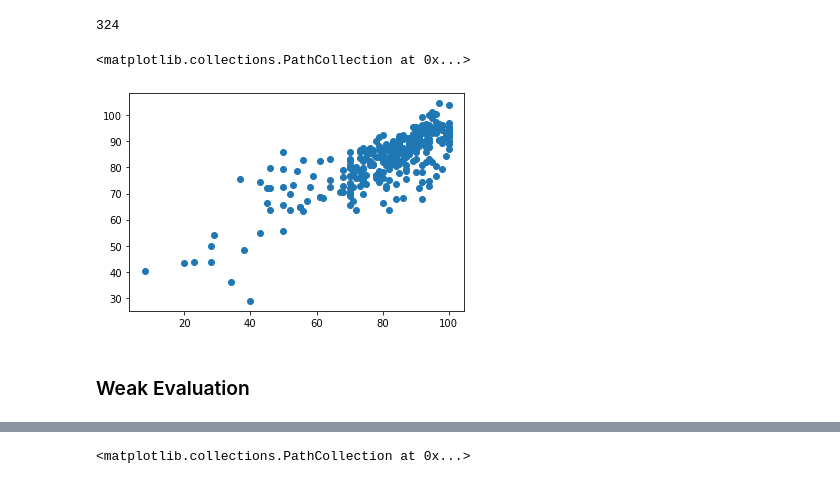
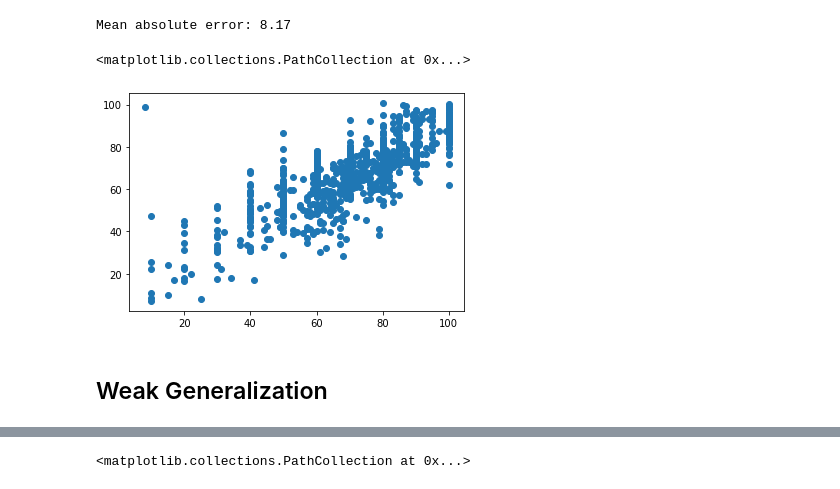
Before and after one commit to Y0mingZhang/music-recommendation, a Jupyter notebook: eval.ipynb, the cells around one changed output, grey strips where cells are left out. Saved outputs shown, nothing was run; the diff lists cells and outputs as text; code cells hidden in the pictures.

Commit message:
add test strong eval with 10 test users

```diff
--- a/eval.ipynb
+++ b/eval.ipynb
@@ -41,22 +49,28 @@ X_test[X_test == 0.0] = np.nan
 # %%
 uk = UserKNN(X_train)
 # %%
-P_list = []
-for i in range(3):
-    b = X_test[:,i].reshape([-1,1])
-    uk.B = convert_vector(b)
-    uk.b_valid_idx = np.where(~np.isnan(b))[0]
-    uk.gen_M(strong=True)
-    uk.gen_mu(strong=True)
-    uk.gen_corrcoef(strong=True) # one vector of test data, 3:22 (17,733 train vectors, 86 test vectors perturbations)
-    uk.gen_preds(strong=True)
-    P_list.append(uk.P_strong)
+def strong_gen_preds(uk, X_test, sample_idx=[0]):
+    P_list = []
+    for i in tqdm.tqdm(sample_idx):
+        b = X_test[:,i].reshape([-1,1])
+        uk.B = convert_vector(b)
+        uk.b_valid_idx = np.where(~np.isnan(b))[0]
+        uk.gen_M(strong=True)
+        uk.gen_mu(strong=True)
+        uk.gen_corrcoef(strong=True) # one vector of test data, 3:22 (17,733 train vectors, 86 test vectors perturbations)
+        uk.gen_preds(strong=True)
+        P_list.append(uk.P_strong)
+    return P_list
+# %%
+warnings.filterwarnings("ignore")
+strong_Pn = strong_gen_preds(uk, X_test, sample_idx=test_idx_n)
 # %%
 b_true_list = []
 b_valid_len = []
-for i in range(3):
-    b = X_test[:,i].reshape([-1,1])
+for i in range(N):
+    idx = test_idx_n[i]
+    b = X_test[:,idx].reshape([-1,1])
     b_valid_idx = np.where(~np.isnan(b))[0]
-    b_true = np.array([b[i] for i in b_valid_idx]).squeeze()
-    b_true_list.append(b_true)
+    b_true = np.array([b[v] for v in b_valid_idx]).squeeze()
+    b_true_list.append(b_true.tolist())
     b_valid_len.append(len(b_true))
@@ -89,14 +119,16 @@ for b in b_true_list:
-# %%
-len(b_true)
-# %% [output]
-324
+# %%
+y_hats = np.array([s for sublist in strong_Pn for s in sublist])
+y_trues = np.array([s for sublist in b_true_list for s in sublist])
+print(f"Mean absolute error: {round(np.mean(abs(y_trues - y_hats)),2)}")
+# %% [output]
+Mean absolute error: 8.17
 # %%
-plt.scatter(b_true, P)
+plt.scatter(y_trues, y_hats)
 # %% [output]
 <matplotlib.collections.PathCollection at 0x...>
-[figure, old version]
+[figure, new version]
 # %% [markdown]
-### Weak Evaluation
+## Weak Generalization
 # %%
 wuk = UserKNN(X_train)
 # %%
```
Also changed, not shown: parts of 12 cells of this notebook.
